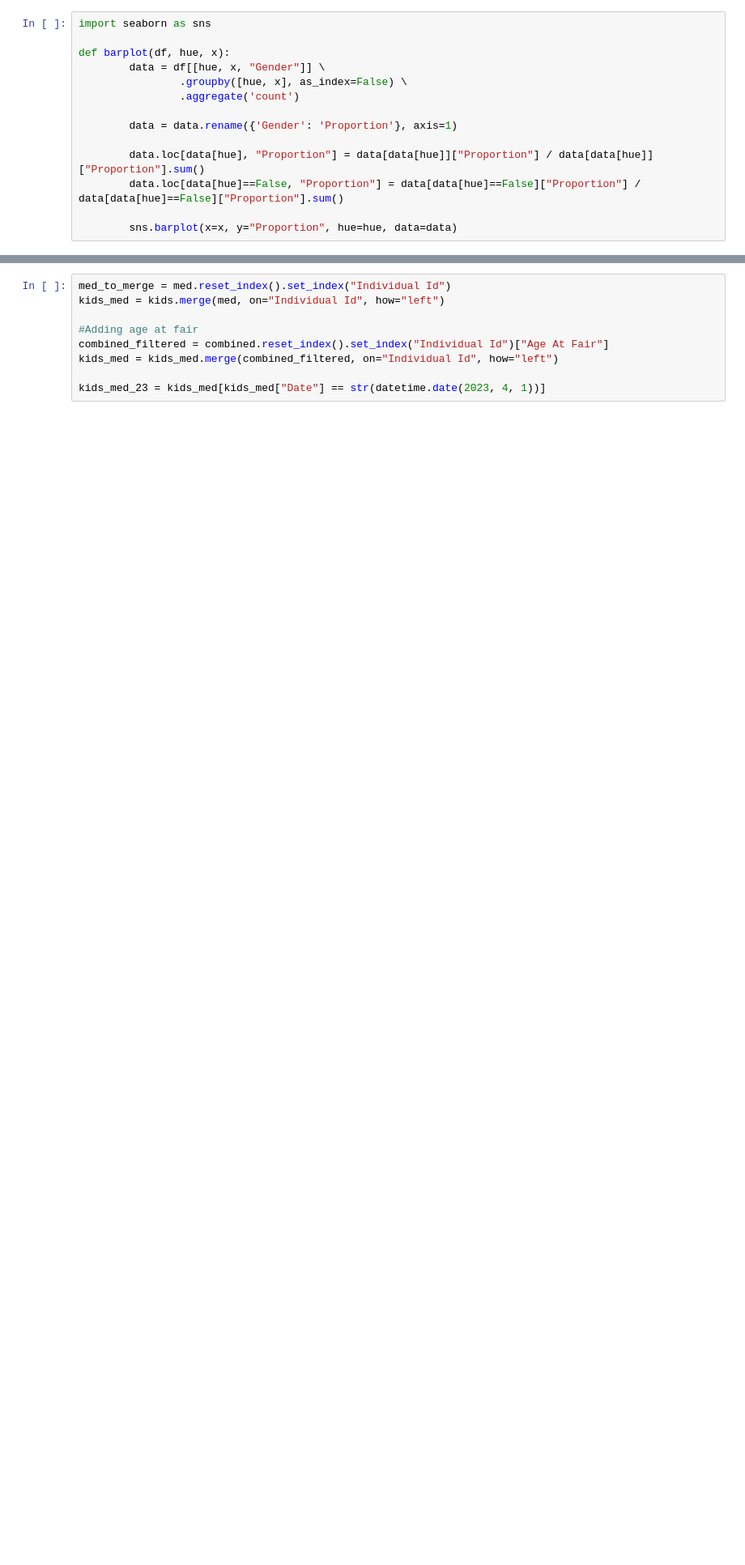
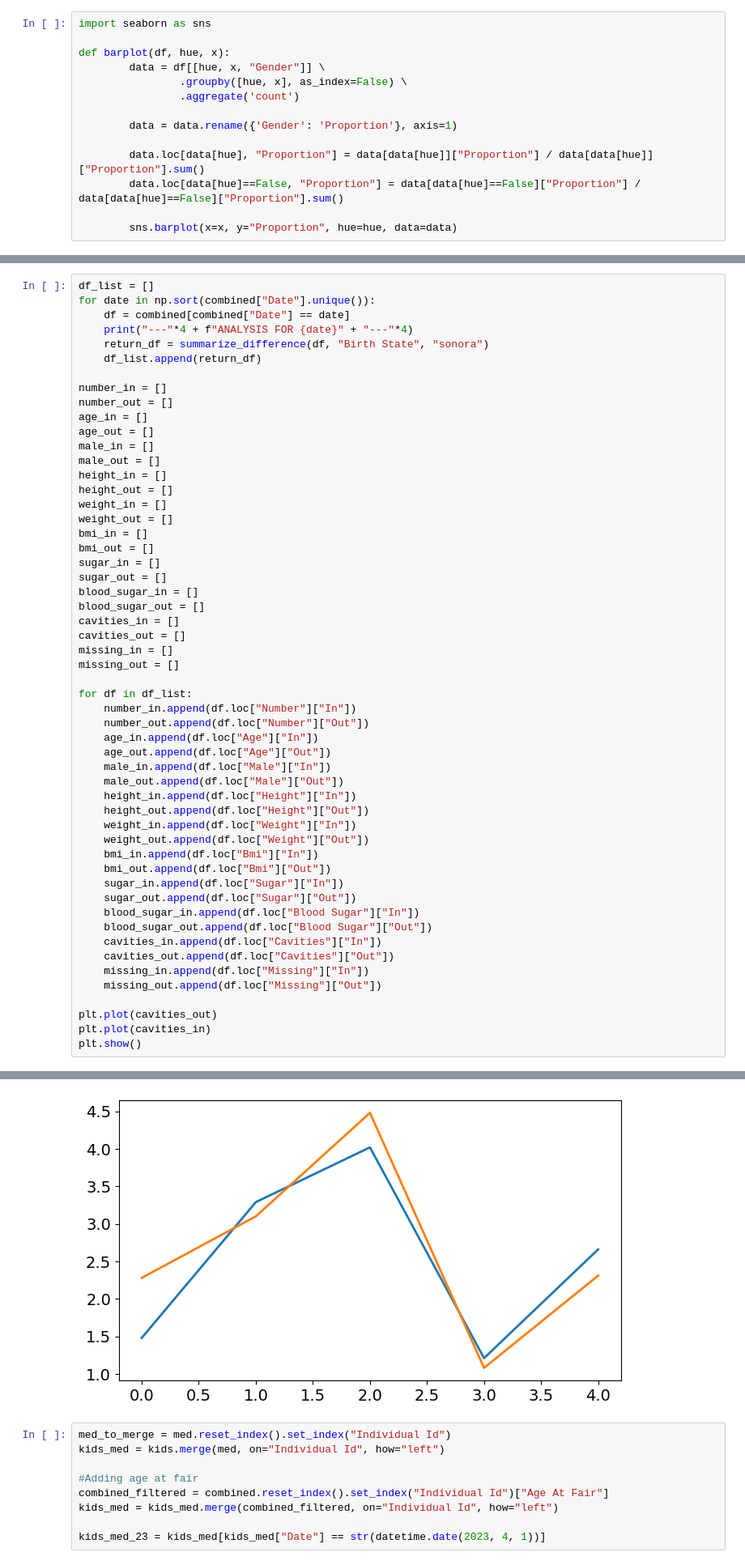
Before and after one commit to micahbenson/mdc-data-cleanup, a Jupyter notebook: notebooks/med_analysis.ipynb, the cells around one changed output, grey strips where cells are left out. Shown at 81% size. Saved outputs shown, nothing was run; the diff lists cells and outputs as text; blank space fills up the shorter version.

Commit message:
lots of updated analysis and exploration

```diff
--- a/notebooks/med_analysis.ipynb
+++ b/notebooks/med_analysis.ipynb
@@ -126,0 +263,55 @@ def summarize_program(df, program):
+# %%
+df_list = []
+for date in np.sort(combined["Date"].unique()):
+    df = combined[combined["Date"] == date]
+    print("---"*4 + f"ANALYSIS FOR {date}" + "---"*4)
+    return_df = summarize_difference(df, "Birth State", "sonora")
+    df_list.append(return_df)
+
+number_in = []
+number_out = []
+age_in = []
+age_out = []
+male_in = []
+male_out = []
+height_in = []
+height_out = []
+weight_in = []
+weight_out = []
+bmi_in = []
+bmi_out = []
+sugar_in = []
+sugar_out = []
+blood_sugar_in = []
+blood_sugar_out = []
+cavities_in = []
+cavities_out = []
+missing_in = []
+missing_out = []
+
+for df in df_list:
+    number_in.append(df.loc["Number"]["In"])
+    number_out.append(df.loc["Number"]["Out"])
+    age_in.append(df.loc["Age"]["In"])
+    age_out.append(df.loc["Age"]["Out"])
+    male_in.append(df.loc["Male"]["In"])
+    male_out.append(df.loc["Male"]["Out"])
+    height_in.append(df.loc["Height"]["In"])
+    height_out.append(df.loc["Height"]["Out"])
+    weight_in.append(df.loc["Weight"]["In"])
+    weight_out.append(df.loc["Weight"]["Out"])
+    bmi_in.append(df.loc["Bmi"]["In"])
+    bmi_out.append(df.loc["Bmi"]["Out"])
+    sugar_in.append(df.loc["Sugar"]["In"])
+    sugar_out.append(df.loc["Sugar"]["Out"])
+    blood_sugar_in.append(df.loc["Blood Sugar"]["In"])
+    blood_sugar_out.append(df.loc["Blood Sugar"]["Out"])
+    cavities_in.append(df.loc["Cavities"]["In"])
+    cavities_out.append(df.loc["Cavities"]["Out"])
+    missing_in.append(df.loc["Missing"]["In"])
+    missing_out.append(df.loc["Missing"]["Out"])
+
+plt.plot(cavities_out)
+plt.plot(cavities_in)
+plt.show()
+# %% [output]
@@ -127,3 +335,4 @@ def summarize_program(df, program):
+[figure, added]
 # %%
 med_to_merge = med.reset_index().set_index("Individual Id")
 kids_med = kids.merge(med, on="Individual Id", how="left")
```
Also changed, not shown: parts of 18 cells of this notebook, 6 other files.
